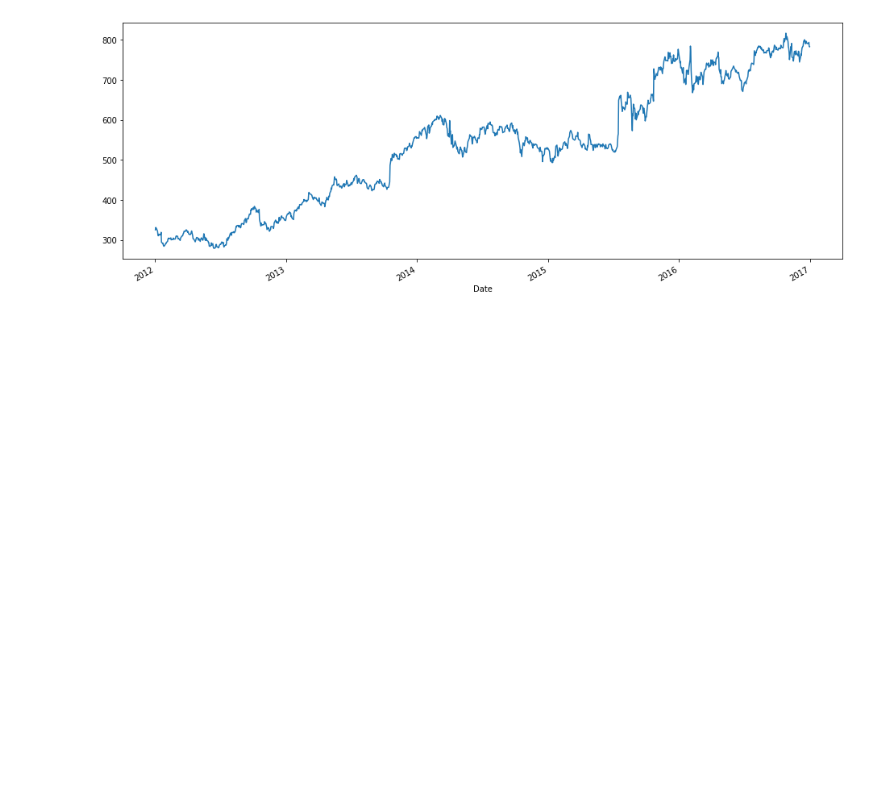
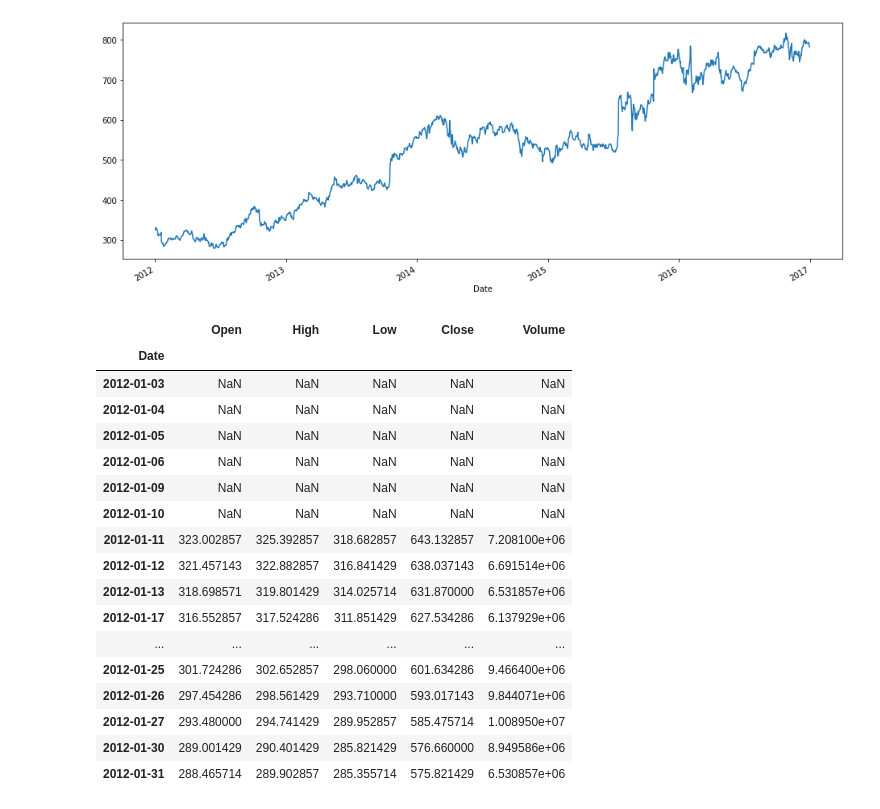
Before and after one commit to BIGG000/Stock_Analysis_Prediciton, a Jupyter notebook: Stock Predicition.ipynb, the cells around one changed output. Saved outputs shown, nothing was run; the diff lists cells and outputs as text; code cells hidden in the pictures; blank space fills up the shorter version.

```diff
--- a/Stock Predicition.ipynb
+++ b/Stock Predicition.ipynb
@@ -49,3 +49,25 @@ dataset['Open'].plot(figsize=(16,6))
 dataset["Close"] = dataset["Close"].str.replace(',', '').astype(float)
 # %%
 dataset["Volume"] = dataset["Volume"].str.replace(',', '').astype(float)
+# %%
+# 7 day rolling mean
+dataset.rolling(7).mean().head(20)
+# %% [output]
+|  | Open | High | Low | Close | Volume |
+| Date |  |  |  |  |  |
+| 2012-01-03 | NaN | NaN | NaN | NaN | NaN |
+| 2012-01-04 | NaN | NaN | NaN | NaN | NaN |
+| 2012-01-05 | NaN | NaN | NaN | NaN | NaN |
+| 2012-01-06 | NaN | NaN | NaN | NaN | NaN |
+| 2012-01-09 | NaN | NaN | NaN | NaN | NaN |
+| 2012-01-10 | NaN | NaN | NaN | NaN | NaN |
+| 2012-01-11 | 323.002857 | 325.392857 | 318.682857 | 643.132857 | 7.208100e+06 |
+| 2012-01-12 | 321.457143 | 322.882857 | 316.841429 | 638.037143 | 6.691514e+06 |
+| 2012-01-13 | 318.698571 | 319.801429 | 314.025714 | 631.870000 | 6.531857e+06 |
+| 2012-01-17 | 316.552857 | 317.524286 | 311.851429 | 627.534286 | 6.137929e+06 |
+| ... | ... | ... | ... | ... | ... |
+| 2012-01-25 | 301.724286 | 302.652857 | 298.060000 | 601.634286 | 9.466400e+06 |
+| 2012-01-26 | 297.454286 | 298.561429 | 293.710000 | 593.017143 | 9.844071e+06 |
+| 2012-01-27 | 293.480000 | 294.741429 | 289.952857 | 585.475714 | 1.008950e+07 |
+| 2012-01-30 | 289.001429 | 290.401429 | 285.821429 | 576.660000 | 8.949586e+06 |
+| 2012-01-31 | 288.465714 | 289.902857 | 285.355714 | 575.821429 | 6.530857e+06 |
```
Also changed, not shown: parts of 2 cells of this notebook.
